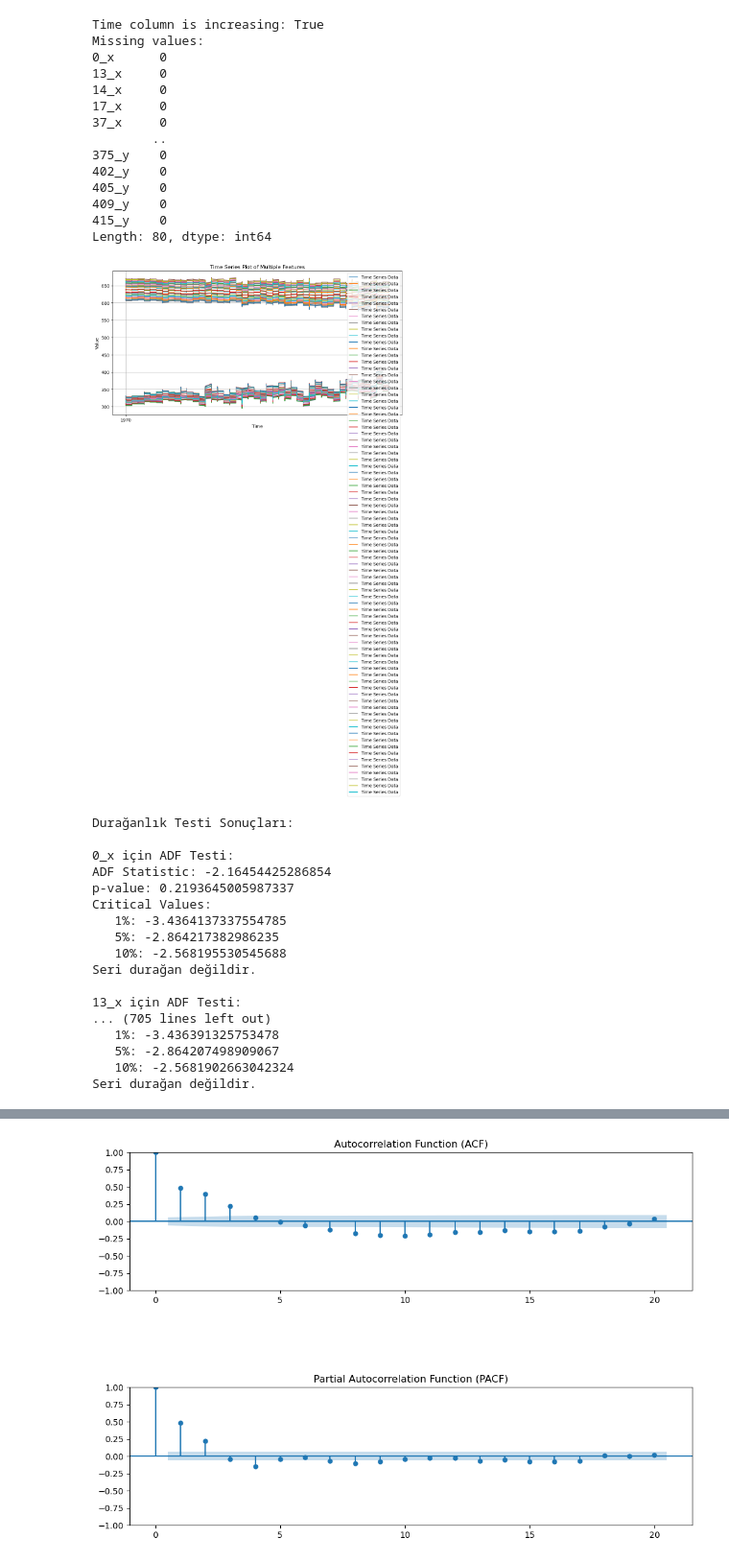
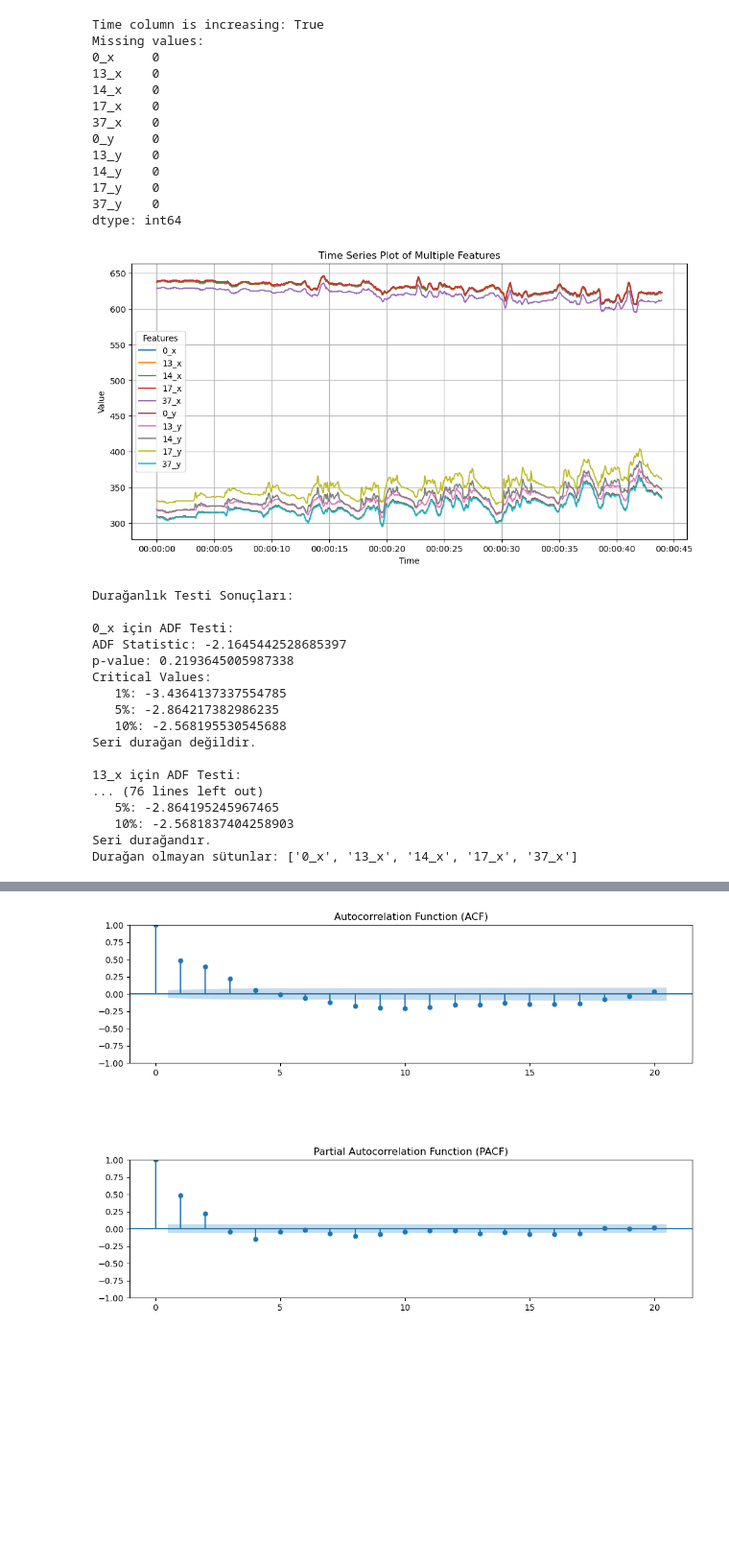
Before and after one commit to gozdenergiz/time-series-models, a Jupyter notebook: VAR_model.ipynb, the cells around one changed output, grey strips where cells are left out. Shown at 96% size. Cells and saved outputs as stored; diff of their text form; code cells hidden in the pictures; blank space fills up the shorter version.

```diff
--- a/VAR_model.ipynb
+++ b/VAR_model.ipynb
@@ -1,52 +1,59 @@
 # %%
 import pandas as pd
 import numpy as np
 import matplotlib.pyplot as plt
 from statsmodels.tsa.stattools import adfuller
 from statsmodels.graphics.tsaplots import plot_acf, plot_pacf
-from statsmodels.tsa.api import VAR
+from statsmodels.tsa.statespace.varmax import VARMAX
+from statsmodels.tsa.vector_ar.var_model import VAR
 from sklearn.metrics import mean_absolute_error, mean_squared_error
 
 # 1. Veri Setini Yükleme
-file_path = "data/lip_coordinates.csv"
+file_path = "data/selected_lip_coordinates.csv"
 df = pd.read_csv(file_path)
-df['time'] = pd.to_datetime(df['time'])
+
+# 'time' sütununu tarih veya zaman olarak kullanmak
+df['time'] = pd.to_datetime(df['time'], unit='s')  # Eğer zaman saniye cinsindense unit='s' ekleyebilirsiniz
 df.set_index("time", inplace=True)
-freq = pd.infer_freq(df.index)  # Frekansı otomatik belirle
-if freq is not None:
-    df = df.asfreq(freq)  # Sadece geçerli bir frekans varsa uygula
 
 # 2. Zaman Serisi Doğrulama
 print("Time column is increasing:", df.index.is_monotonic_increasing)
 print("Missing values:")
 print(df.isnull().sum())
 
+# Zaman bilgisini x ekseni olarak belirle
+time = df.index
+
 # 3. Zaman Serisi Görselleştirme
 plt.figure(figsize=(12, 6))
-plt.plot(df, label="Time Series Data")
+
+# Her sütunu ayrı ayrı çiz
+for col in df.columns:
+    plt.plot(time, df[col], label=col)
+
+# Grafik ayarları
 plt.xlabel("Time")
 plt.ylabel("Value")
 plt.title("Time Series Plot of Multiple Features")
-plt.legend()
+plt.legend(title="Features")
 plt.grid(True)
 plt.show()
 plt.close()
 # %% [output]
 Time column is increasing: True
 Missing values:
-0_x      0
-13_x     0
-14_x     0
-17_x     0
-37_x     0
-        ..
-375_y    0
-402_y    0
-405_y    0
-409_y    0
-415_y    0
-Length: 80, dtype: int64
+0_x     0
+13_x    0
+14_x    0
+17_x    0
+37_x    0
+0_y     0
+13_y    0
+14_y    0
+17_y    0
+37_y    0
+dtype: int64
-[figure, old version]
+[figure, new version]
 # %%
 # 4. ADF Durağanlık Testi ve Durağan Olmayanlara Fark Alma
 def adf_test(series):
@@ -70,12 +77,14 @@ for column in df.columns:
     is_stationary = adf_test(df[column])
     if not is_stationary:
         non_stationary_columns.append(column)
+
+print(f"Durağan olmayan sütunlar: {non_stationary_columns}")
 # %% [output]
 Durağanlık Testi Sonuçları:
 
 0_x için ADF Testi:
-ADF Statistic: -2.16454425286854
-p-value: 0.2193645005987337
+ADF Statistic: -2.1645442528685397
+p-value: 0.2193645005987338
 Critical Values:
    1%: -3.4364137337554785
    5%: -2.864217382986235
@@ -83,8 +92,8 @@ Critical Values:
 Seri durağan değildir.
 
 13_x için ADF Testi:
-... (705 lines left out)
-   1%: -3.436391325753478
-   5%: -2.864207498909067
-   10%: -2.5681902663042324
-Seri durağan değildir.
+... (76 lines left out)
+   5%: -2.864195245967465
+   10%: -2.5681837404258903
+Seri durağandır.
+Durağan olmayan sütunlar: ['0_x', '13_x', '14_x', '17_x', '37_x']
```
Also changed, not shown: parts of 9 cells of this notebook, 14 other files.
